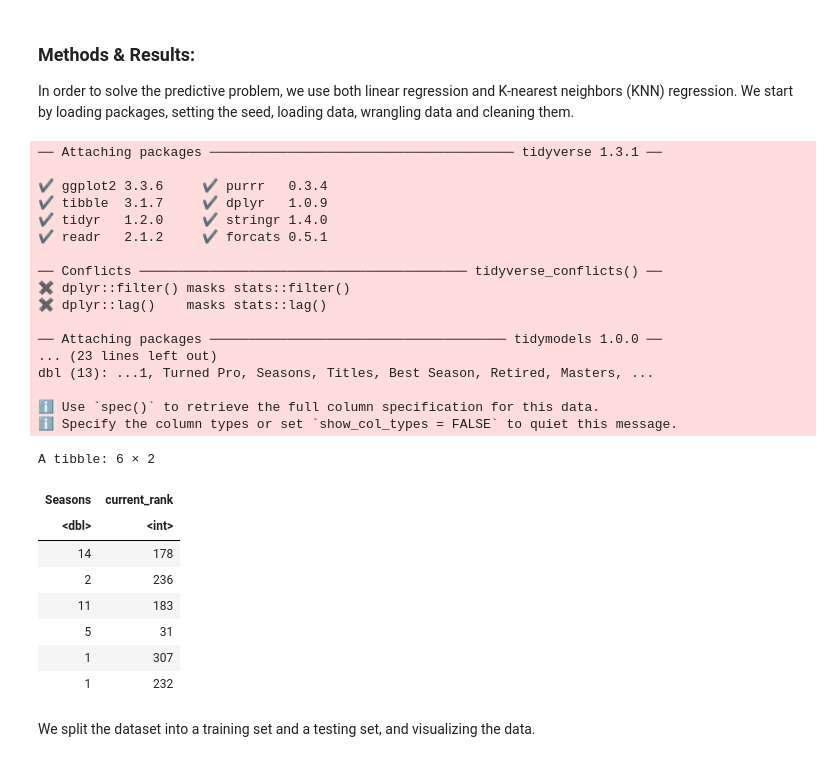
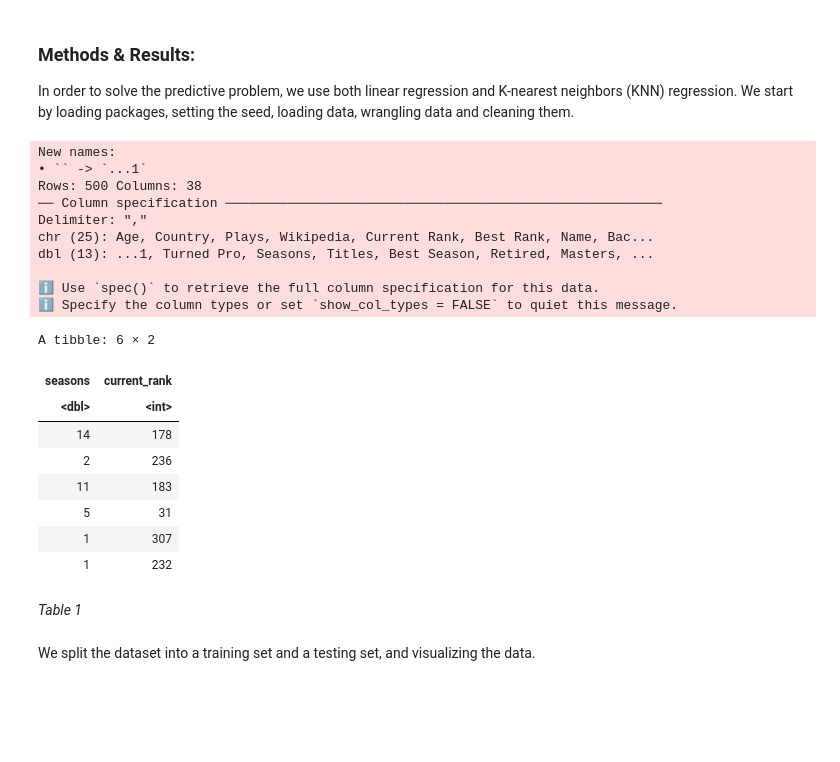
Before and after one commit to jialiu03/group21_project, a Jupyter notebook: Project Report.ipynb, the cells around one changed output. Drawn from its saved outputs; the diff is of its cells as text; code cells hidden in the pictures; blank space fills up the shorter version.

Commit message:
Added table/figure captions

```diff
--- a/Project Report.ipynb
+++ b/Project Report.ipynb
@@ -10,39 +10,33 @@ We start by loading packages, setting the seed, loading data, wrangling data and
 # %%
 library(tidyverse)
 library(tidymodels)
 
 # set seed
 set.seed(100)
 
 # read and tidy data
 player_stats <- read_csv("player_stats.csv")
 colnames(player_stats)[colnames(player_stats) == "Current Rank"] <- "Current_Rank"
+colnames(player_stats)[colnames(player_stats) == "Seasons"] <- "seasons"
 player_stats <- player_stats |>
     separate(col = Current_Rank, into = c("current_rank", "other_rank"), sep = " ", convert = TRUE) |>
-    filter(Seasons != " ") |>
+    filter(seasons != " ") |>
     filter(current_rank != "NA")|>
-    select(Seasons, current_rank)
+    select(seasons, current_rank)
 head(player_stats)
 # %% [output]
-── Attaching packages ─────────────────────────────────────── tidyverse 1.3.1 ──
-
-✔ ggplot2 3.3.6     ✔ purrr   0.3.4
-✔ tibble  3.1.7     ✔ dplyr   1.0.9
-✔ tidyr   1.2.0     ✔ stringr 1.4.0
-✔ readr   2.1.2     ✔ forcats 0.5.1
-
-── Conflicts ────────────────────────────────────────── tidyverse_conflicts() ──
-✖ dplyr::filter() masks stats::filter()
-✖ dplyr::lag()    masks stats::lag()
-
-── Attaching packages ────────────────────────────────────── tidymodels 1.0.0 ──
-... (23 lines left out)
+New names:
+• `` -> `...1`
+Rows: 500 Columns: 38
+── Column specification ────────────────────────────────────────────────────────
+Delimiter: ","
+chr (25): Age, Country, Plays, Wikipedia, Current Rank, Best Rank, Name, Bac...
 dbl (13): ...1, Turned Pro, Seasons, Titles, Best Season, Retired, Masters, ...
 
 ℹ Use `spec()` to retrieve the full column specification for this data.
 ℹ Specify the column types or set `show_col_types = FALSE` to quiet this message.
 A tibble: 6 × 2
-| Seasons | current_rank |
+| seasons | current_rank |
 | <dbl> | <int> |
 | 14 | 178 |
 | 2 | 236 |
@@ -50,6 +44,8 @@ A tibble: 6 × 2
 | 5 | 31 |
 | 1 | 307 |
 | 1 | 232 |
+# %% [markdown]
+*Table 1*
 # %% [markdown]
 We split the dataset into a training set and a testing set, and visualizing the data.
 # %%
```
Also changed, not shown: parts of 11 cells of this notebook.
